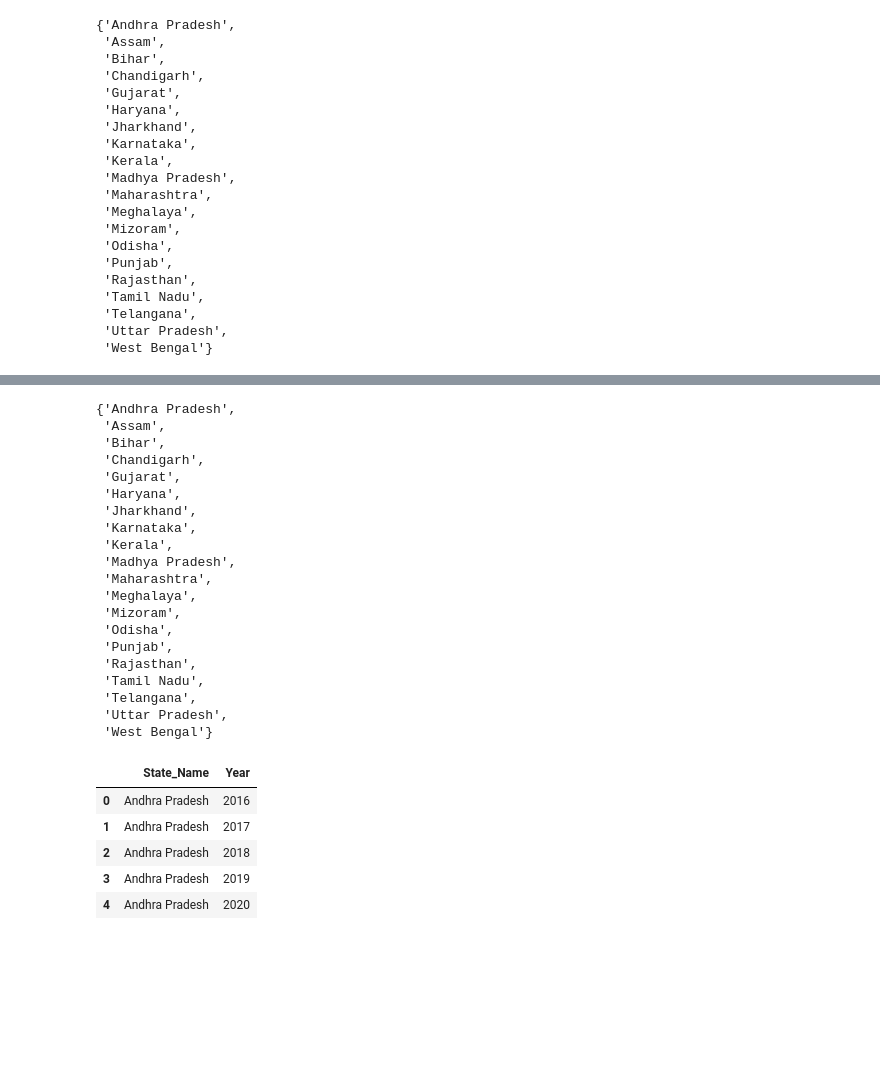
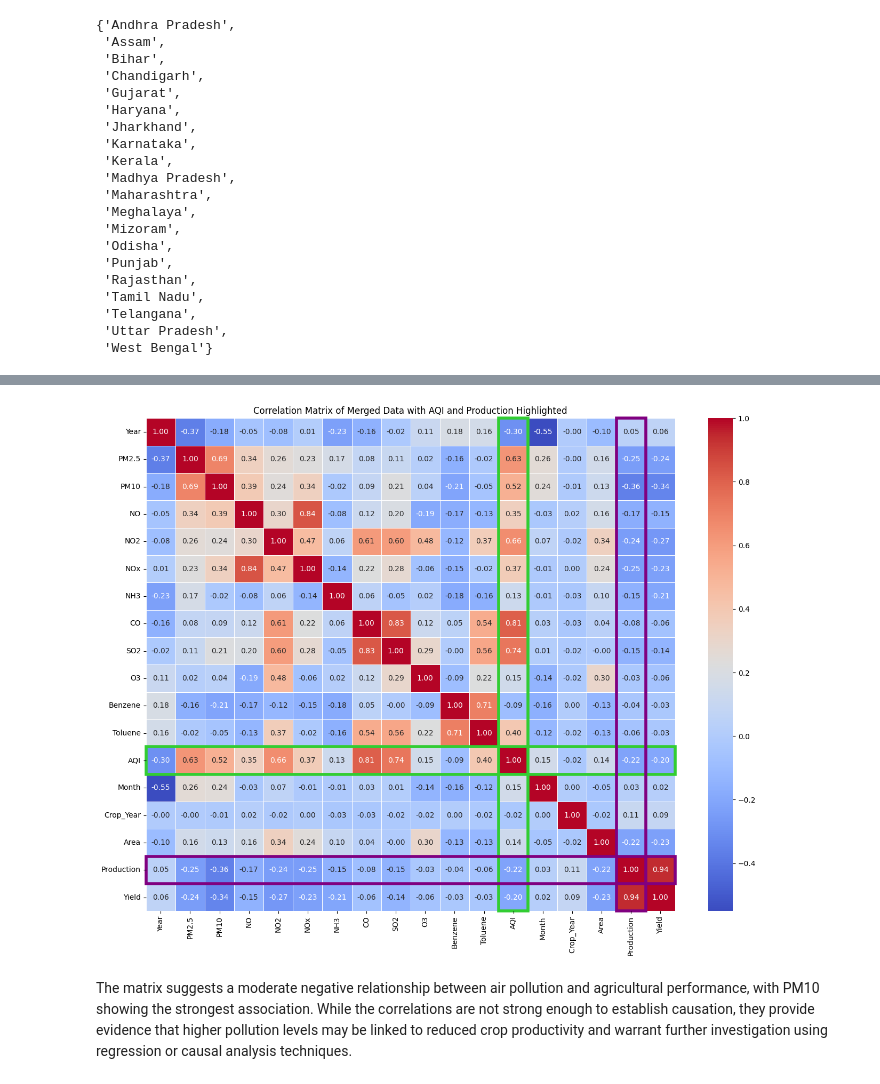
Before and after one commit to aadzy/ML-lab-2547201, a Jupyter notebook: City AQI and Crop Data.ipynb, the cells around one changed output, grey strips where cells are left out. Saved outputs shown, nothing was run; the diff lists cells and outputs as text; code cells hidden in the pictures; blank space fills up the shorter version.

```diff
--- a/City AQI and Crop Data.ipynb
+++ b/City AQI and Crop Data.ipynb
@@ -552,6 +552,10 @@ state_crop = crop_cleaned.groupby(
     'Production': 'sum'
 }).reset_index()
 
+state_crop['Yield'] = (
+    state_crop['Production'] /
+    state_crop['Area']
+)
 
 print(state_crop.columns)
 # %% [output]
@@ -559,11 +569,4 @@ Index(['State_Name', 'Crop_Year', 'Area', 'Production'], dtype='object')
 # %%
-merged = pd.merge(
-    state_crop,
-    state_air,
-    left_on=['State_Name', 'Crop_Year'],
-    right_on=['State_Name', 'Year'],
-    how='inner'
-)
-
-print(merged.shape)
+merged = pd.merge(state_air, state_crop, on='State_Name', how='inner')
+merged.head()
 # %% [output]
@@ -582,32 +579,32 @@ Matches: 0
-# %%
-set(state_air['State_Name']) & set(state_crop['State_Name'])
-# %% [output]
-{'Andhra Pradesh',
- 'Assam',
- 'Bihar',
- 'Chandigarh',
- 'Gujarat',
- 'Haryana',
- 'Jharkhand',
- 'Karnataka',
- 'Kerala',
- 'Madhya Pradesh',
- 'Maharashtra',
- 'Meghalaya',
- 'Mizoram',
- 'Odisha',
- 'Punjab',
- 'Rajasthan',
- 'Tamil Nadu',
- 'Telangana',
- 'Uttar Pradesh',
- 'West Bengal'}
-# %%
-state_air[['State_Name','Year']].head()
-# %% [output]
-|  | State_Name | Year |
-| 0 | Andhra Pradesh | 2016 |
-| 1 | Andhra Pradesh | 2017 |
-| 2 | Andhra Pradesh | 2018 |
-| 3 | Andhra Pradesh | 2019 |
-| 4 | Andhra Pradesh | 2020 |
+# %%
+import matplotlib.pyplot as plt
+import seaborn as sns
+import numpy as np
+
+# Calculate the correlation matrix for numerical columns
+correlation_matrix = merged.corr(numeric_only=True)
+
+# Plotting the heatmap
+plt.figure(figsize=(16, 12))
+ax = sns.heatmap(correlation_matrix, annot=True, cmap='coolwarm', fmt=".2f", linewidths=.5)
+plt.title('Correlation Matrix of Merged Data with AQI and Production Highlighted')
+
+# Highlight 'AQI' and 'Production'
+highlight_vars = {'AQI': 'limegreen', 'Production': 'purple'}
+
+# Get the list of columns from the correlation matrix for proper indexing
+columns = correlation_matrix.columns.tolist()
+
+for var, color in highlight_vars.items():
+    if var in columns:
+        idx = columns.index(var)
+        # Highlight the column
+        ax.add_patch(plt.Rectangle((idx, 0), 1, len(columns), fill=False, edgecolor=color, lw=4, clip_on=False))
+        # Highlight the row
+        ax.add_patch(plt.Rectangle((0, idx), len(columns), 1, fill=False, edgecolor=color, lw=4, clip_on=False))
+
+plt.show()
+# %% [output]
+[figure, added]
+# %% [markdown]
+The matrix suggests a moderate negative relationship between air pollution and agricultural performance, with PM10 showing the strongest association. While the correlations are not strong enough to establish causation, they provide evidence that higher pollution levels may be linked to reduced crop productivity and warrant further investigation using regression or causal analysis techniques.
```
Also changed, not shown: parts of 5 cells of this notebook.
